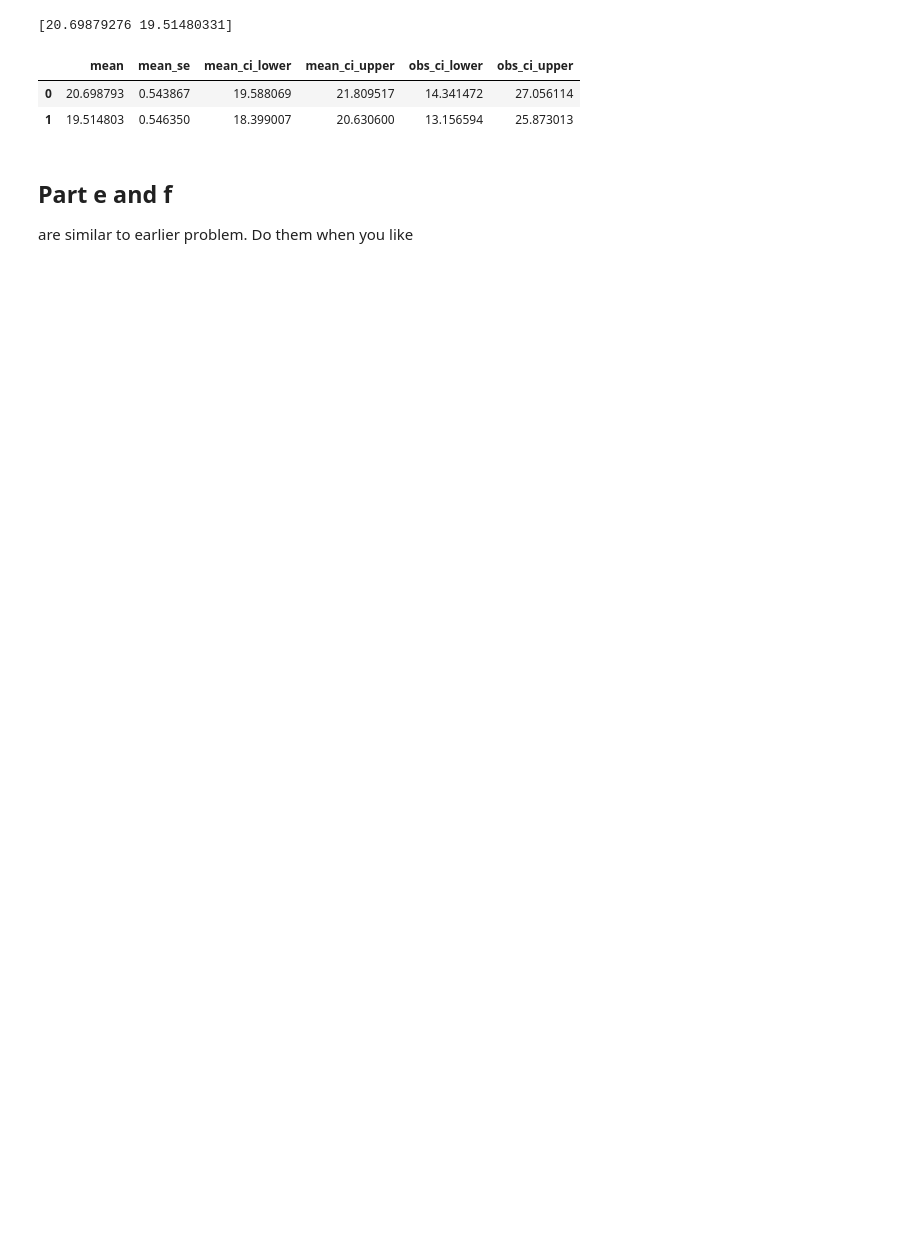
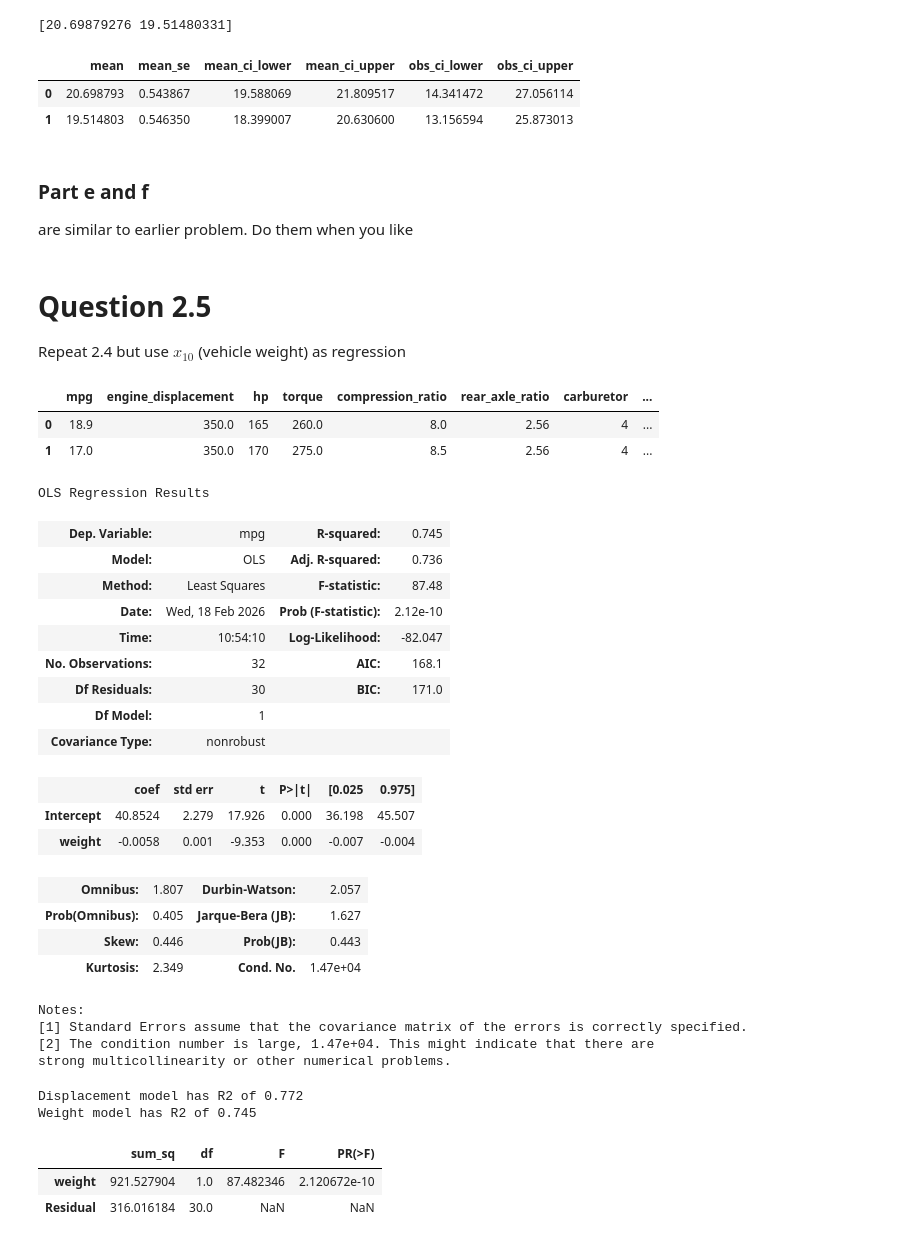
Before and after one commit to HNoorazar/Montgomery_Intro_Linear_Regression_Analysis, a Jupyter notebook: CH2_SimpleLinearRegression.ipynb, the cells around one changed output. Saved outputs shown, nothing was run; the diff lists cells and outputs as text; code cells hidden in the pictures; blank space fills up the shorter version.

Commit message:
question 2.6

```diff
--- a/CH2_SimpleLinearRegression.ipynb
+++ b/CH2_SimpleLinearRegression.ipynb
@@ -659,6 +677,55 @@ yhat_tbl.summary_frame()
 | 0 | 20.698793 | 0.543867 | 19.588069 | 21.809517 | 14.341472 | 27.056114 |
 | 1 | 19.514803 | 0.546350 | 18.399007 | 20.630600 | 13.156594 | 25.873013 |
 # %% [markdown]
-## Part e and f
+### Part e and f
 
 are similar to earlier problem. Do them when you like
+# %% [markdown]
+# Question 2.5
+
+Repeat 2.4 but use $x_{10}$ (vehicle weight) as regression
+# %%
+mpg_df.head(2)
+# %% [output]
+|  | mpg | engine_displacement | hp | torque | compression_ratio | rear_axle_ratio | carburetor | ... |
+| 0 | 18.9 | 350.0 | 165 | 260.0 | 8.0 | 2.56 | 4 | ... |
+| 1 | 17.0 | 350.0 | 170 | 275.0 | 8.5 | 2.56 | 4 | ... |
+# %%
+mpg_weight_model = smf.ols('mpg ~ weight', data = mpg_df)
+mpg_weight_result = mpg_weight_model.fit()
+mpg_weight_result.summary()
+# %% [output]
+OLS Regression Results
+| Dep. Variable: | mpg | R-squared: | 0.745 |
+| Model: | OLS | Adj. R-squared: | 0.736 |
+| Method: | Least Squares | F-statistic: | 87.48 |
+| Date: | Wed, 18 Feb 2026 | Prob (F-statistic): | 2.12e-10 |
+| Time: | 10:54:10 | Log-Likelihood: | -82.047 |
+| No. Observations: | 32 | AIC: | 168.1 |
+| Df Residuals: | 30 | BIC: | 171.0 |
+| Df Model: | 1 |  |  |
+| Covariance Type: | nonrobust |  |  |
+|  | coef | std err | t | P>|t| | [0.025 | 0.975] |
+| Intercept | 40.8524 | 2.279 | 17.926 | 0.000 | 36.198 | 45.507 |
+| weight | -0.0058 | 0.001 | -9.353 | 0.000 | -0.007 | -0.004 |
+| Omnibus: | 1.807 | Durbin-Watson: | 2.057 |
+| Prob(Omnibus): | 0.405 | Jarque-Bera (JB): | 1.627 |
+| Skew: | 0.446 | Prob(JB): | 0.443 |
+| Kurtosis: | 2.349 | Cond. No. | 1.47e+04 |
+Notes:
+[1] Standard Errors assume that the covariance matrix of the errors is correctly specified.
+[2] The condition number is large, 1.47e+04. This might indicate that there are
+strong multicollinearity or other numerical problems.
+# %%
+print (f"Displacement model has R2 of {float(mpg_result.rsquared.round(3))}")
+print (f"Weight model has R2 of {float(mpg_weight_result.rsquared.round(3))}")
+# %% [output]
+Displacement model has R2 of 0.772
+Weight model has R2 of 0.745
+# %%
+mpg_weight_anova_tbl = sm.stats.anova_lm(mpg_weight_result, typ=2)
+mpg_weight_anova_tbl
+# %% [output]
+|  | sum_sq | df | F | PR(>F) |
+| weight | 921.527904 | 1.0 | 87.482346 | 2.120672e-10 |
+| Residual | 316.016184 | 30.0 | NaN | NaN |
```
Also changed, not shown: parts of 45 cells of this notebook, 1 other file.
